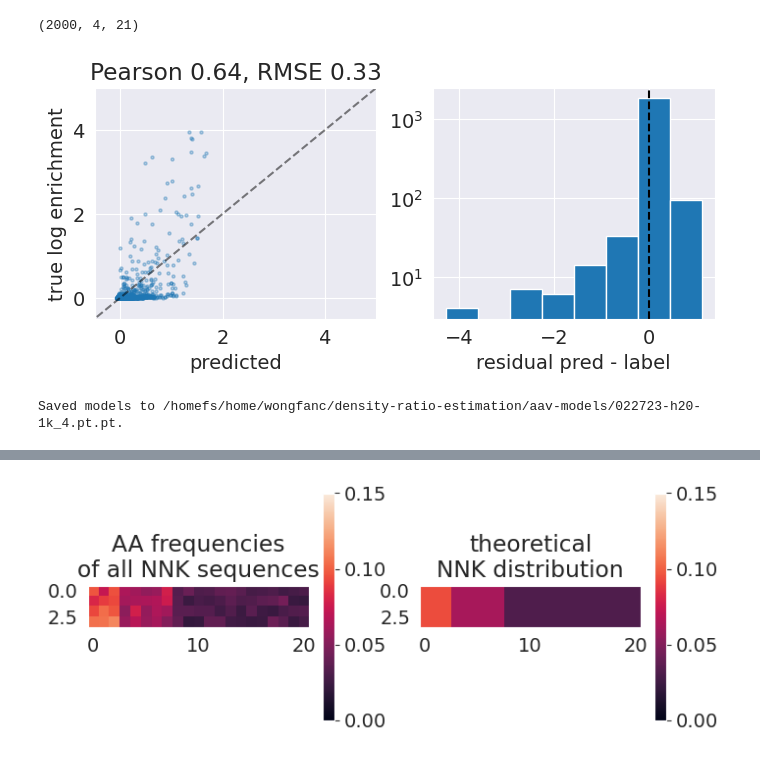
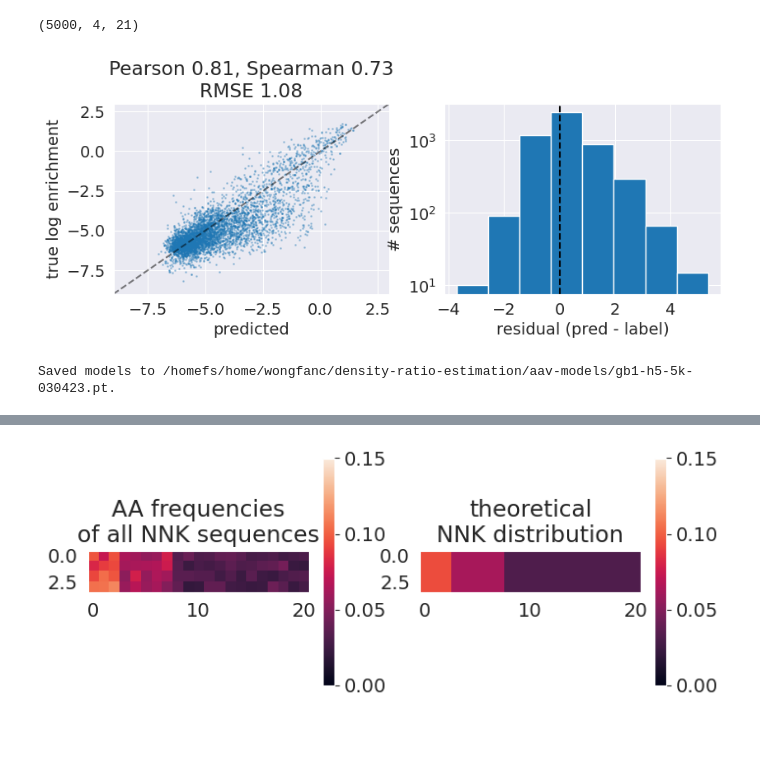
Before and after one commit to clarafy/design-algorithm-selection, a Jupyter notebook: notebooks/gb1-022023.ipynb, the cells around one changed output, grey strips where cells are left out. Saved outputs shown, nothing was run; the diff lists cells and outputs as text; code cells hidden in the pictures.

```diff
--- a/notebooks/gb1-022023.ipynb
+++ b/notebooks/gb1-022023.ipynb
@@ -37,15 +78,17 @@ To enable the following instructions: AVX2 AVX512F FMA, in other operations, reb
 # %%
-df = pd.read_csv('../data/elife-16965-supp1-v4.csv')
-seq_n = list(df['Variants'].str.lower())  # TODO: get rid of gap character
-y_n = df['Fitness'].to_numpy()
-seq2y = {seq: y for seq, y in zip(seq_n, y_n)}
+# df = pd.read_csv('../data/elife-16965-supp1-v4.csv')
+df = pd.read_csv('../data/gb1-with-variance.csv')
+seq_n = list(df['Variants'].str.lower())
+y_n = df['log_fitness'].to_numpy()
+var_n = df['estimated_variance'].to_numpy()
+seq2yvar = {seq: [y, var] for seq, y, var in zip(seq_n, y_n, var_n)}
 ohe_nxla = np.stack([utils.str2onehot(seq, aav.AA).flatten() for seq in seq_n])
-ohe_nxlxa = np.stack([utils.str2onehot(seq, aav.AA) for seq in seq2y.keys()])
-print(len(seq_n), y_n.size, ohe_nxla.shape)
+ohe_nxlxa = np.stack([utils.str2onehot(seq, aav.AA) for seq in seq_n])
+print(len(seq_n), y_n.size, ohe_nxlxa.shape)
 
 plt.figure(figsize=(5, 2))
 plt.hist(y_n, bins=20, log=True);
-plt.xlabel('enrichment score');
+plt.xlabel('log enrichment score');
 plt.ylabel('sequence count');
 plt.title('GB1 data');
 # %% [output]
@@ -78,8 +123,8 @@ plt.title('NNK-distributed GB1 fitness');
 # %%
 # train NN model
 reload(aav)
-n_epoch = 20
-n_hidden = 20
+n_epoch = 30
+n_hidden = 5
 n_model = 3
 lr = 1e-3
 batch_size = 10
@@ -94,7 +139,7 @@ model = aav.EnrichmentFeedForward(
 )
 loss_tx2 = model.fit(
     trainohe_nxla,
-    ytrain_n,
+    ytrain_nx2,
     lr=lr,
     batch_size=batch_size,
     n_epoch=n_epoch,
@@ -119,30 +190,36 @@ Epoch 10. Train loss: 0.03. Val loss: 0.12. 0 sec.
 # %%
 print(testohe_nxla.shape)
 pred_n = model.predict(testohe_nxla)
+xy_lim = [-9, 3]
 
-plt.figure(figsize=(8, 3))
+plt.figure(figsize=(9.5, 3))
 plt.subplot(121)
-plt.scatter(pred_n, ytest_n, alpha=0.3, s=5);
-plt.plot([-5, 5], [-5, 5], '--k', alpha=0.5)
-r, p = sc.stats.pearsonr(ytest_n, pred_n)
-rmse = np.sqrt(np.mean(np.square(ytest_n - pred_n)))
+plt.scatter(pred_n, ytest_nx2[:, 0], alpha=0.3, s=1);
+plt.plot(xy_lim, xy_lim, '--k', alpha=0.5)
+r, p = sc.stats.pearsonr(ytest_nx2[:, 0], pred_n)
+rho, p = sc.stats.spearmanr(ytest_nx2[:, 0], pred_n)
+rmse = np.sqrt(np.mean(np.square(ytest_nx2[:, 0] - pred_n)))
 
-plt.ylim([-0.5, 5]);
-plt.xlim([-0.5, 5])
-plt.title('Pearson {:.2f}, RMSE {:.2f}'.format(r, rmse));
+plt.ylim(xy_lim);
+plt.xlim(xy_lim)
+plt.title('Pearson {:.2f}, Spearman {:.2f}\nRMSE {:.2f}'.format(r, rho, rmse));
 plt.ylabel('true log enrichment'); plt.xlabel('predicted');
 
 plt.subplot(122)
-plt.hist(pred_n - ytest_n, bins=8, log=True);
+plt.hist(pred_n - ytest_nx2[:, 0], bins=8, log=True);
+plt.ylabel('# sequences')
 plt.axvline(0, linestyle='--', color='k')
-plt.xlabel('residual pred - label');
+plt.xlabel('residual (pred - label)');
 # %% [output]
-(2000, 4, 21)
+(5000, 4, 21)
-[figure, old version]
+[figure, new version]
 # %%
-model.save('/homefs/home/wongfanc/density-ratio-estimation/aav-models/022723-h20-1k_4.pt')
+fname = 'gb1-h{}-{}k-030423'.format(n_hidden, int(n_train / 1000))
+model.save(fname)
+train_idx = np.array([seq_n.index(seq) for seq in nnkseq_n])
+np.savez('../aav-models/{}-train-idx.npz'.format(fname), train_idx=train_idx)
 # %% [output]
-Saved models to /homefs/home/wongfanc/density-ratio-estimation/aav-models/022723-h20-1k_4.pt.pt.
+Saved models to /homefs/home/wongfanc/density-ratio-estimation/aav-models/gb1-h5-5k-030423.pt.
 # %%
 # load model
 reload(aav)
```
Also changed, not shown: parts of 19 cells of this notebook, 3 other files.
